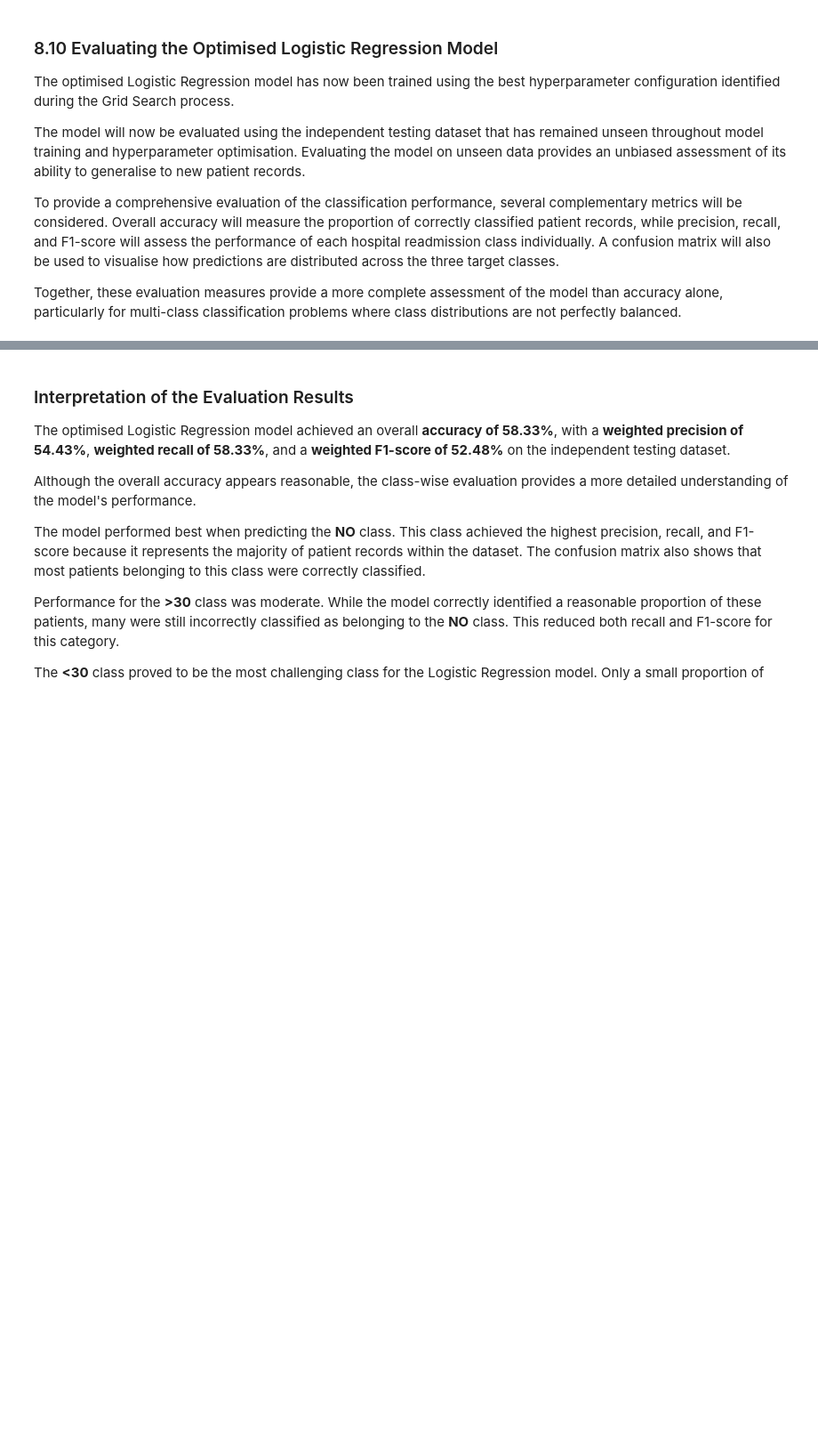
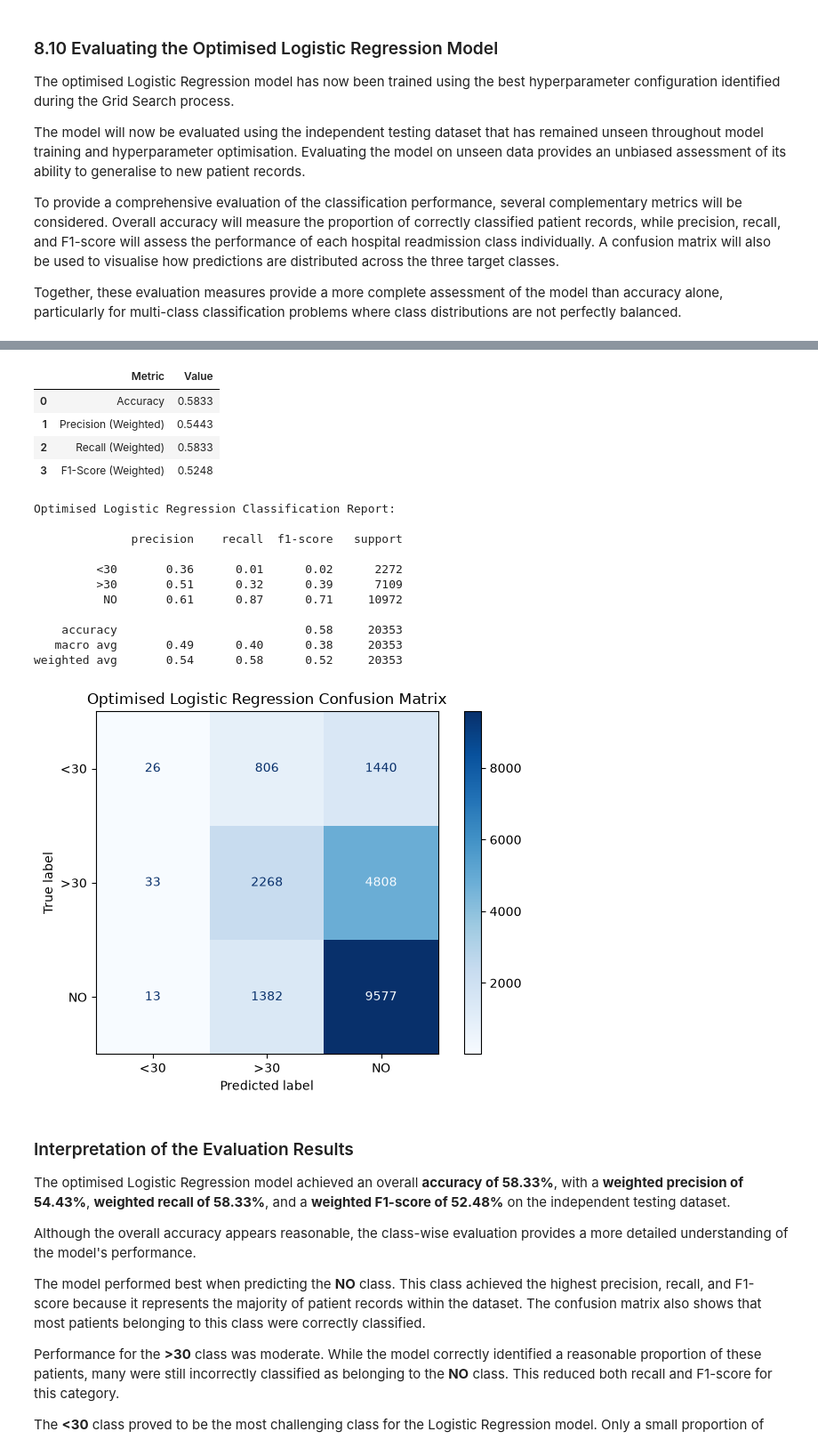
Before and after one commit to ajay-nagpal/Hospital-Readmission-Prediction, a Jupyter notebook: hospital_readmission.ipynb, the cells around one changed output, grey strips where cells are left out. Shown at 89% size. Saved outputs shown, nothing was run; the diff lists cells and outputs as text; code cells hidden in the pictures; blank space fills up the shorter version.

```diff
--- a/hospital_readmission.ipynb
+++ b/hospital_readmission.ipynb
@@ -4730,3 +4925,49 @@ weighted avg       0.54      0.58      0.52     20353
+# %%
+# Evaluate the Optimised Logistic Regression Model
+
+# Predict the probability of each hospital
+# readmission class.
+#
+# These probabilities are generated for possible
+# future analyses, such as probability-based
+# evaluation metrics or confidence analysis.
+logistic_regression_prediction_probabilities = (
+    best_logistic_regression.predict_proba(
+        X_test_selected
+    )
+)
+
+# Evaluate the optimised Logistic Regression
+# model using the common evaluation function
+# developed for this study.
+optimised_logistic_metrics = (
+    evaluate_classification_model(
+
+        model=best_logistic_regression,
+        predictions=logistic_regression_predictions,
+
+        actual_labels=y_test,
+        model_name="Optimised Logistic Regression"
+    )
+)
+# %% [output]
+|  | Metric | Value |
+| 0 | Accuracy | 0.5833 |
+| 1 | Precision (Weighted) | 0.5443 |
+| 2 | Recall (Weighted) | 0.5833 |
+| 3 | F1-Score (Weighted) | 0.5248 |
+Optimised Logistic Regression Classification Report:
+
+              precision    recall  f1-score   support
+
+         <30       0.36      0.01      0.02      2272
+         >30       0.51      0.32      0.39      7109
+          NO       0.61      0.87      0.71     10972
+
+    accuracy                           0.58     20353
+   macro avg       0.49      0.40      0.38     20353
+weighted avg       0.54      0.58      0.52     20353
+[figure, added]
 # %% [markdown]
 ### Interpretation of the Evaluation Results
 
```
Also changed, not shown: parts of 21 cells of this notebook.
